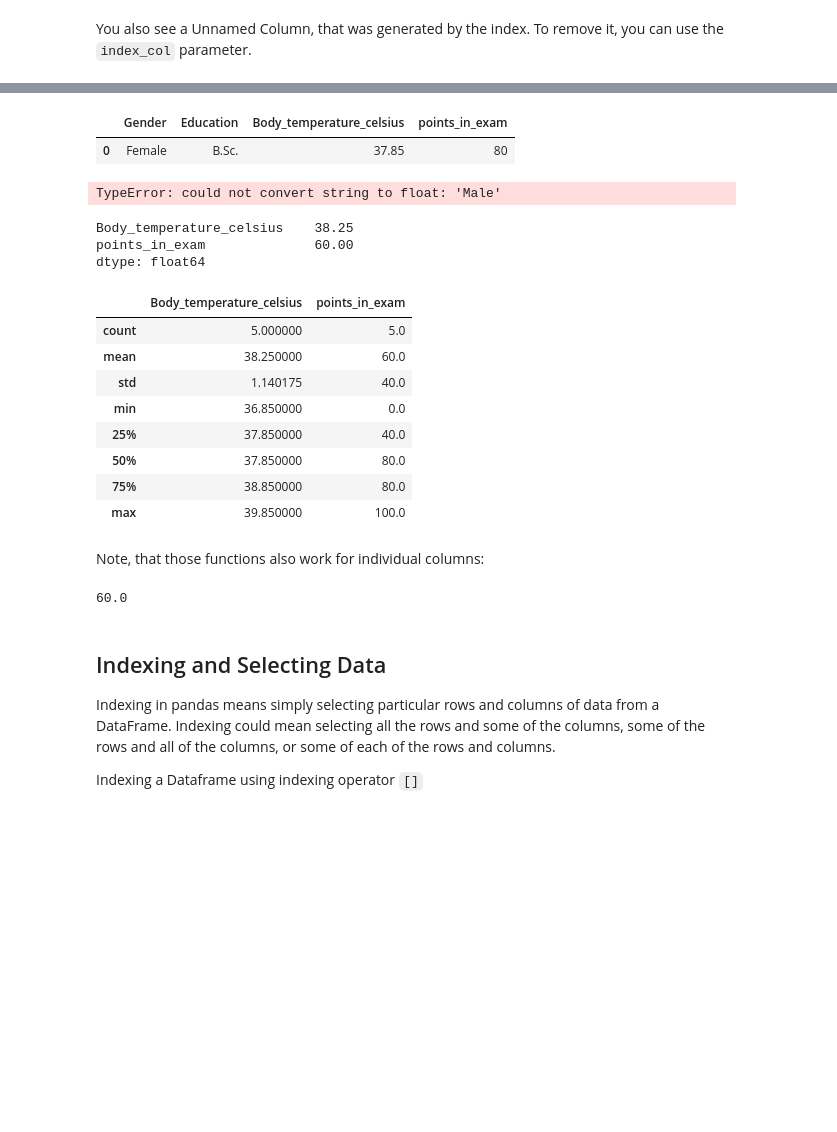
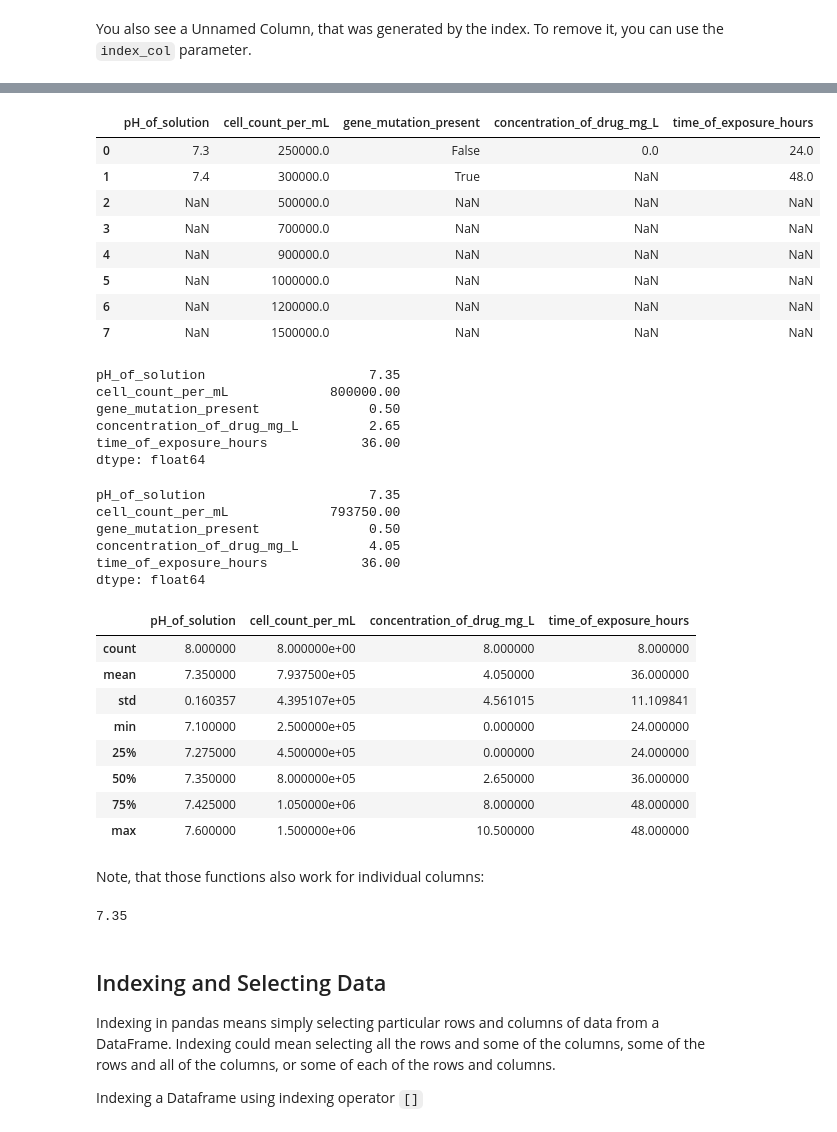
Before and after one commit to jhumci/BLT_BDS, a Jupyter notebook: 1_Visualisierung_und_Datenbanken.ipynb, the cells around one changed output, grey strips where cells are left out. Saved outputs shown, nothing was run; the diff lists cells and outputs as text; code cells hidden in the pictures; blank space fills up the shorter version.

```diff
--- a/1_Visualisierung_und_Datenbanken.ipynb
+++ b/1_Visualisierung_und_Datenbanken.ipynb
@@ -270,0 +364,19 @@ print(df)
+# %%
+import pandas as pd
+
+data = {
+    "gene_expression_level": ["High", "Low", "Medium", "Medium", "High", "Low", "High", "Medium"],  # Ordinal scale
+    "sample_type": ["Tumor", "Normal", "Tumor", "Normal", "Tumor", "Normal", "Tumor", "Normal"],    # Categorical scale
+    "pH_of_solution": [7.4, 7.2, 7.6, 7.5, 7.3, 7.1, 7.4, 7.3],                                    # Interval scale
+    "cell_count_per_mL": [1e6, 2.5e5, 5e5, 1.5e6, 1.2e6, 3e5, 9e5, 7e5],                          # Ratio scale
+    "treatment_response": ["Positive", "Negative", "Positive", "Negative", "Positive", "Negative", "Positive", "Negative"],  # Ordinal scale
+    "gene_mutation_present": [True, False, True, False, True, False, True, False],  # Categorical scale
+    "concentration_of_drug_mg_L": [10.5, 0.0, 5.3, 0.0, 8.9, 0.0, 7.7, 0.0],        # Ratio scale
+    "time_of_exposure_hours": [24, 48, 36, 24, 48, 36, 24, 48]                      # Interval scale
+}
+
+# Create DataFrame
+df = pd.DataFrame(data)
+
+# Print the output.
+df
@@ -271,40 +393,55 @@ print(df)
 # %%
 #@title ❓ Click `Show code` in the code cell to show the solution. { display-mode: "form" }
-df.mode()
+df.mode(numeric_only=True)
 # %% [output]
-|  | Gender | Education | Body_temperature_celsius | points_in_exam |
-| 0 | Female | B.Sc. | 37.85 | 80 |
+|  | pH_of_solution | cell_count_per_mL | gene_mutation_present | concentration_of_drug_mg_L | time_of_exposure_hours |
+| 0 | 7.3 | 250000.0 | False | 0.0 | 24.0 |
+| 1 | 7.4 | 300000.0 | True | NaN | 48.0 |
+| 2 | NaN | 500000.0 | NaN | NaN | NaN |
+| 3 | NaN | 700000.0 | NaN | NaN | NaN |
+| 4 | NaN | 900000.0 | NaN | NaN | NaN |
+| 5 | NaN | 1000000.0 | NaN | NaN | NaN |
+| 6 | NaN | 1200000.0 | NaN | NaN | NaN |
+| 7 | NaN | 1500000.0 | NaN | NaN | NaN |
 # %%
 #@title ❓ Click `Show code` in the code cell to show the solution. { display-mode: "form" }
-df.median()
+df.median(numeric_only=True)
 # %% [output]
-TypeError: could not convert string to float: 'Male'
+pH_of_solution                     7.35
+cell_count_per_mL             800000.00
+gene_mutation_present              0.50
+concentration_of_drug_mg_L         2.65
+time_of_exposure_hours            36.00
+dtype: float64
 # %%
 #@title ❓ Click `Show code` in the code cell to show the solution. { display-mode: "form" }
-df.mean()
+df.mean(numeric_only=True)
 # %% [output]
-Body_temperature_celsius    38.25
-points_in_exam              60.00
+pH_of_solution                     7.35
+cell_count_per_mL             793750.00
+gene_mutation_present              0.50
+concentration_of_drug_mg_L         4.05
+time_of_exposure_hours            36.00
 dtype: float64
 # %%
 #@title ❓ Click `Show code` in the code cell to show the solution. { display-mode: "form" }
 df.describe()
 # %% [output]
-|  | Body_temperature_celsius | points_in_exam |
-| count | 5.000000 | 5.0 |
-| mean | 38.250000 | 60.0 |
-| std | 1.140175 | 40.0 |
-| min | 36.850000 | 0.0 |
-| 25% | 37.850000 | 40.0 |
-| 50% | 37.850000 | 80.0 |
-| 75% | 38.850000 | 80.0 |
-| max | 39.850000 | 100.0 |
+|  | pH_of_solution | cell_count_per_mL | concentration_of_drug_mg_L | time_of_exposure_hours |
+| count | 8.000000 | 8.000000e+00 | 8.000000 | 8.000000 |
+| mean | 7.350000 | 7.937500e+05 | 4.050000 | 36.000000 |
+| std | 0.160357 | 4.395107e+05 | 4.561015 | 11.109841 |
+| min | 7.100000 | 2.500000e+05 | 0.000000 | 24.000000 |
+| 25% | 7.275000 | 4.500000e+05 | 0.000000 | 24.000000 |
+| 50% | 7.350000 | 8.000000e+05 | 2.650000 | 36.000000 |
+| 75% | 7.425000 | 1.050000e+06 | 8.000000 | 48.000000 |
+| max | 7.600000 | 1.500000e+06 | 10.500000 | 48.000000 |
 # %% [markdown]
 Note, that those functions also work for individual columns:
 # %%
-df["points_in_exam"].mean()
+df["pH_of_solution"].mean()
 # %% [output]
-60.0
+7.35
 # %% [markdown]
 ## Indexing and Selecting Data
 
```
Also changed, not shown: parts of 52 cells of this notebook, 8 other files.
